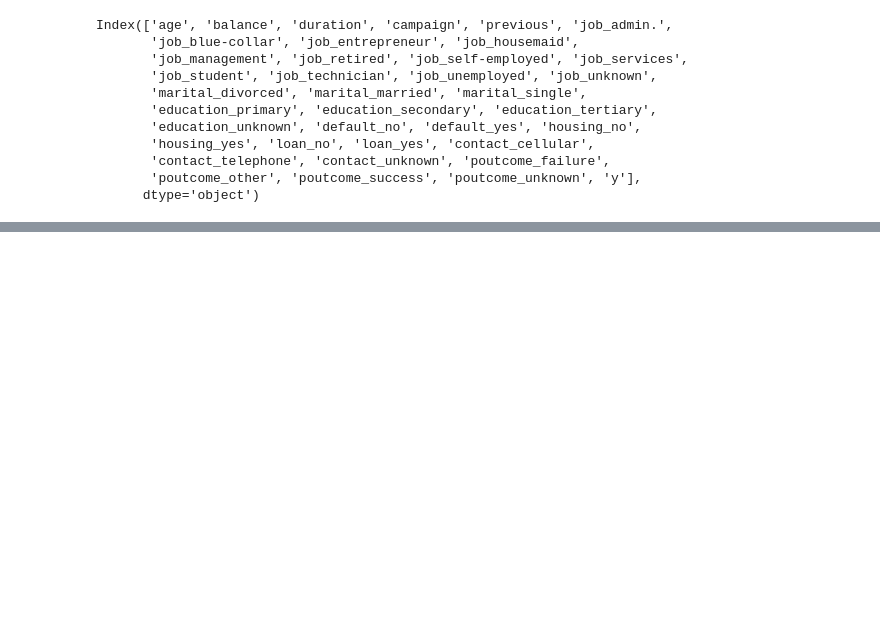
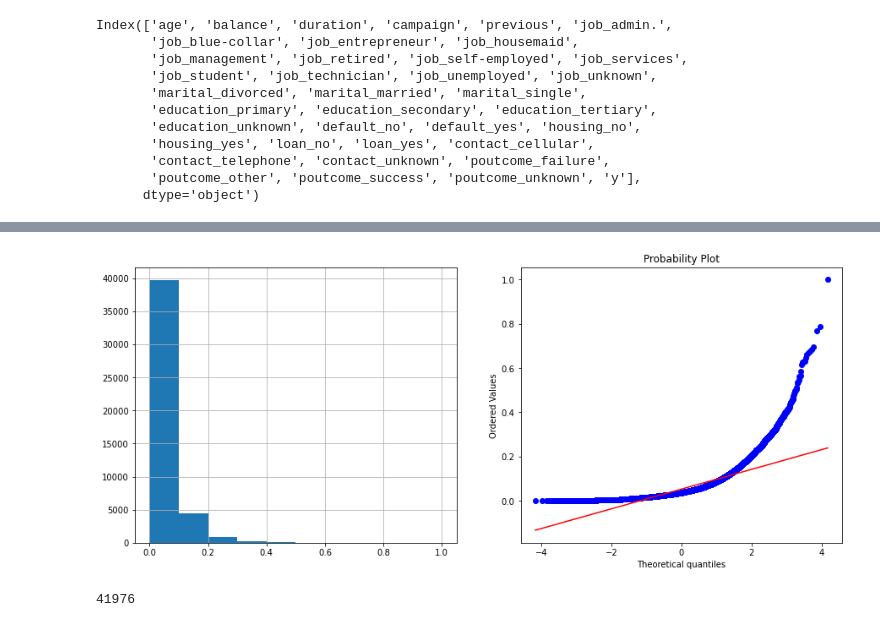
Before and after one commit to AthimetA/FRA503_HW_ML, a Jupyter notebook: HW1-ML.ipynb, the cells around one changed output, grey strips where cells are left out. Drawn from its saved outputs; the diff is of its cells as text; code cells hidden in the pictures; blank space fills up the shorter version.

```diff
--- a/HW1-ML.ipynb
+++ b/HW1-ML.ipynb
@@ -255,15 +255,19 @@ df_test = df_test.drop(columns=[i for i in list(df_test.columns) if i not in lis
 # cp20up = df[df['campaign'] > 18]
 # df = df.drop(cp20up[cp20up['y'] == 'yes'].index)
 # %%
-# df['campaign'].describe()
-# diagnostic_plots(df,'campaign')
+df['duration'].describe()
+diagnostic_plots(df,'duration')
+# %% [output]
+[figure, added]
 # %%
-# Q1 = df['campaign'].quantile(0.25)
-# Q3 = df['campaign'].quantile(0.75)
-# IQR = Q3 - Q1   # Interquartile range
-# upper_lim = Q3 + 1.5*IQR
-# lower_lim = Q1 - 1.5*IQR
-# outlier = df[(df['campaign'] > upper_lim) | (df['campaign'] < lower_lim)]
-# len(df['campaign']) - len(outlier)
+Q1 = df['duration'].quantile(0.25)
+Q3 = df['duration'].quantile(0.75)
+IQR = Q3 - Q1   # Interquartile range
+upper_lim = Q3 + 1.5*IQR
+lower_lim = Q1 - 1.5*IQR
+outlier = df[(df['duration'] > upper_lim) | (df['duration'] < lower_lim)]
+len(df['duration']) - len(outlier)
+# %% [output]
+41976
 # %%
 # df = df.drop(outlier.index)
```
Also changed, not shown: parts of 11 cells of this notebook.
